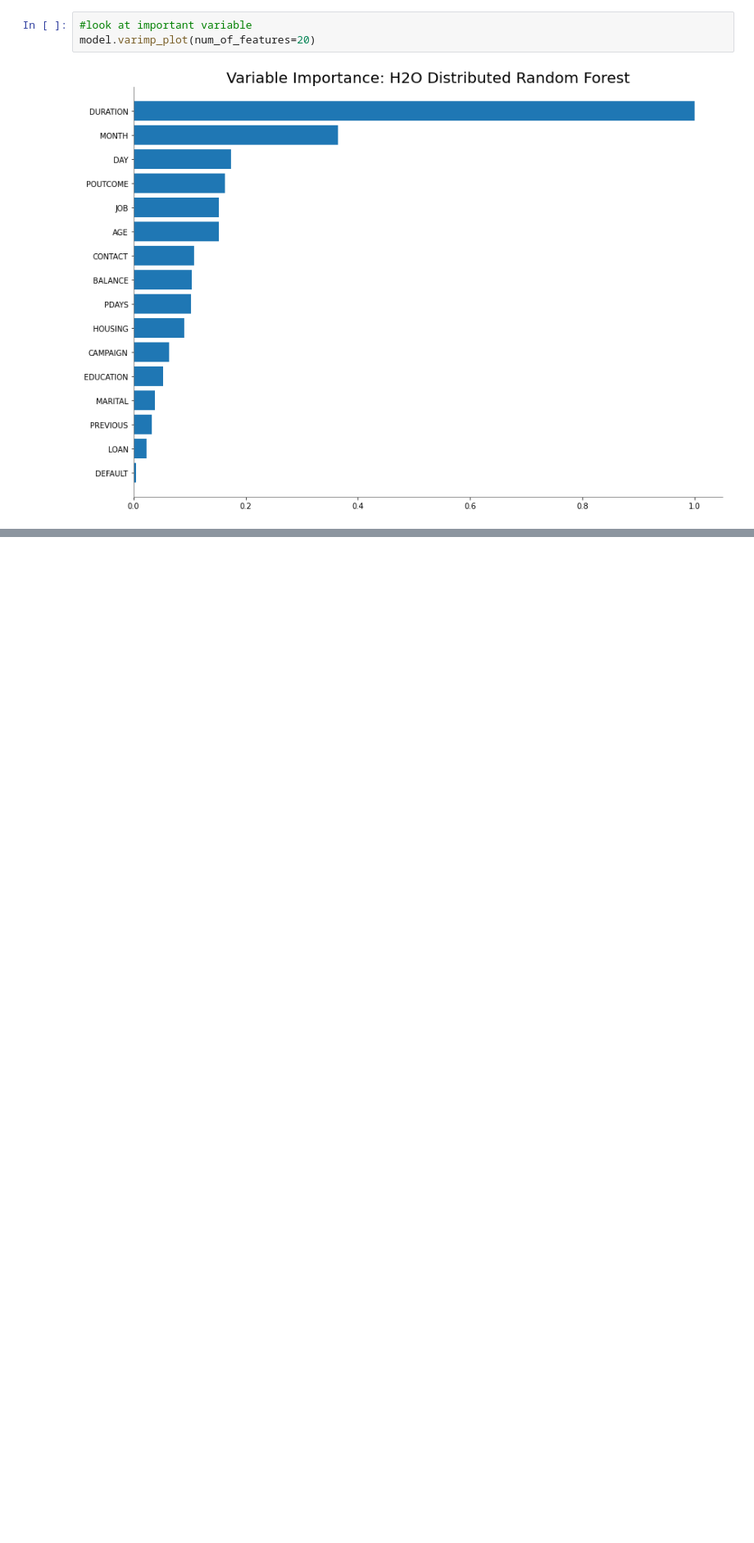
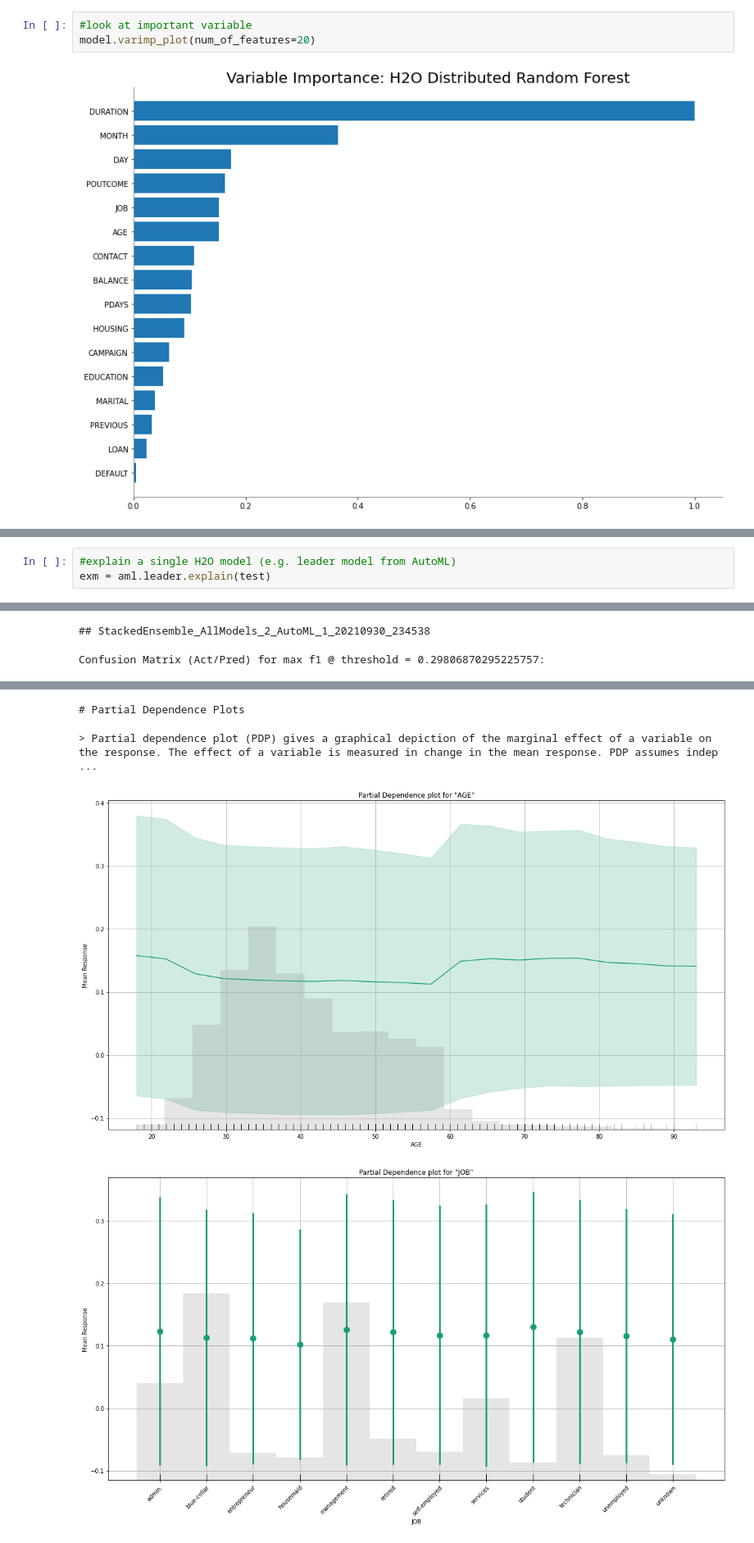
Before and after one commit to baotramduong/Bank-Term-Deposit-Marketing-Strategy-with-Automatic-Machine-Learning-H2OAutoML, a Jupyter notebook: Notebook.ipynb, the cells around one changed output, grey strips where cells are left out. Shown at 82% size. Saved outputs shown, nothing was run; the diff lists cells and outputs as text; blank space fills up the shorter version.

```diff
--- a/Notebook.ipynb
+++ b/Notebook.ipynb
@@ -499,0 +520,4 @@ model.varimp_plot(num_of_features=20)
+# %%
+#explain a single H2O model (e.g. leader model from AutoML)
+exm = aml.leader.explain(test)
+# %% [output]
@@ -499,0 +526,2 @@ model.varimp_plot(num_of_features=20)
+## StackedEnsemble_AllModels_2_AutoML_1_20210930_234538
+Confusion Matrix (Act/Pred) for max f1 @ threshold = 0.29806870295225757:
@@ -499,0 +532,4 @@ model.varimp_plot(num_of_features=20)
+# Partial Dependence Plots
+> Partial dependence plot (PDP) gives a graphical depiction of the marginal effect of a variable on the response. The effect of a variable is measured in change in the mean response. PDP assumes indep ...
+[figure, added]
+[figure, added]
```
Also changed, not shown: parts of 6 cells of this notebook.
